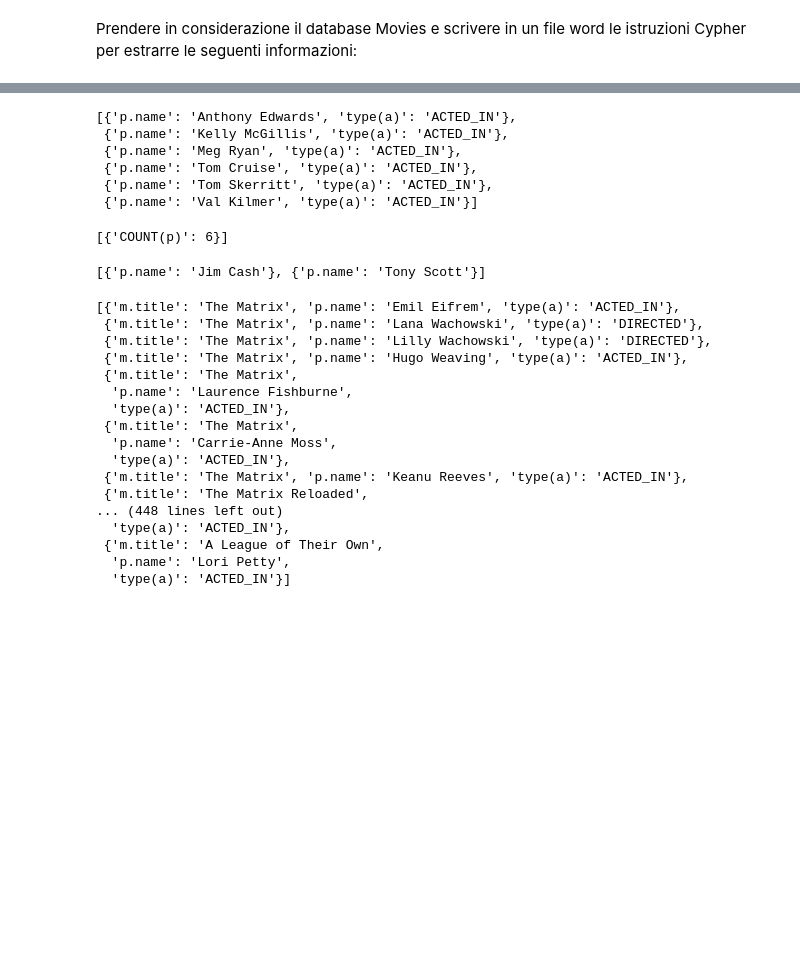
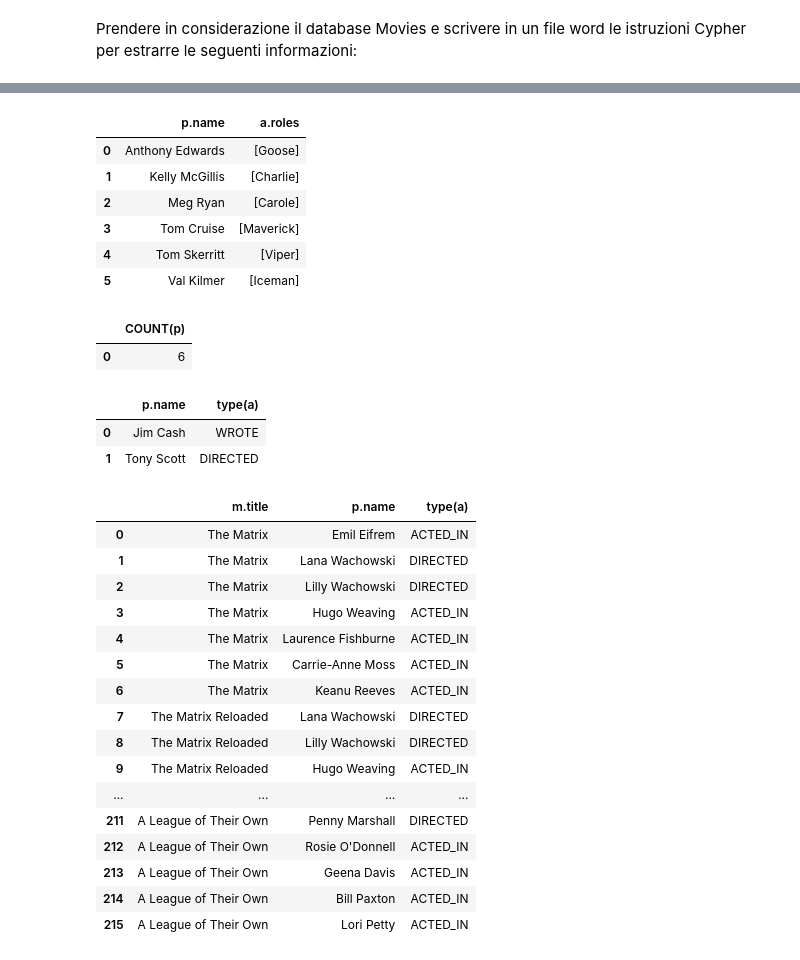
Before and after one commit to nicopierro/informatica, a Jupyter notebook: Esercizi_Neo4j.ipynb, the cells around one changed output, grey strips where cells are left out. Drawn from its saved outputs; the diff is of its cells as text; code cells hidden in the pictures; blank space fills up the shorter version.

Commit message:
Esercizi Neo4j v2
Istruzioni Cypher per estrarre informazioni dal database Movies

```diff
--- a/Esercizi_Neo4j.ipynb
+++ b/Esercizi_Neo4j.ipynb
@@ -15,4 +15,5 @@ Installing collected packages: neo4j-driver
 Successfully installed neo4j-driver-4.4.0
 # %%
 from neo4j import GraphDatabase, basic_auth
-from pandas import DataFrame
+import pandas as pd
+pd.options.display.max_rows = 999
@@ -21,3 +20,5 @@ driver = GraphDatabase.driver("neo4j+s://bf4aea1f.databases.neo4j.io", auth=basi
+# %%
+driver = GraphDatabase.driver("bolt://52.87.238.189:7687", auth=basic_auth("neo4j", "pleasure-thunder-casualties"))
 # %% [markdown]
 Prendere in considerazione il database Movies e scrivere in un file word le istruzioni Cypher per estrarre le seguenti informazioni:
 # %%
@@ -291,20 +274,22 @@ result
 # 11. i nomi degli attori del film "Top Gun" ordinati in ordine alfabetico e il ruolo che hanno recitato nel film
 cypher_query = '''
 MATCH (m:Movie {title: 'Top Gun'})<-[a:ACTED_IN]-(p:Person)
-RETURN p.name, type(a)
+RETURN p.name, a.roles
 ORDER BY p.name
 '''
 
 with driver.session() as graphDB_Session:
     result = graphDB_Session.run(cypher_query).data()
-result
+df = pd.DataFrame(result)
+df
 # %% [output]
-[{'p.name': 'Anthony Edwards', 'type(a)': 'ACTED_IN'},
- {'p.name': 'Kelly McGillis', 'type(a)': 'ACTED_IN'},
- {'p.name': 'Meg Ryan', 'type(a)': 'ACTED_IN'},
- {'p.name': 'Tom Cruise', 'type(a)': 'ACTED_IN'},
- {'p.name': 'Tom Skerritt', 'type(a)': 'ACTED_IN'},
- {'p.name': 'Val Kilmer', 'type(a)': 'ACTED_IN'}]
+|  | p.name | a.roles |
+| 0 | Anthony Edwards | [Goose] |
+| 1 | Kelly McGillis | [Charlie] |
+| 2 | Meg Ryan | [Carole] |
+| 3 | Tom Cruise | [Maverick] |
+| 4 | Tom Skerritt | [Viper] |
+| 5 | Val Kilmer | [Iceman] |
 # %%
 # 12. il numero di attori del film "Top Gun"
 cypher_query = '''
@@ -314,49 +299,55 @@ RETURN COUNT(p)
 
 with driver.session() as graphDB_Session:
     result = graphDB_Session.run(cypher_query).data()
-result
+df = pd.DataFrame(result)
+df
 # %% [output]
-[{'COUNT(p)': 6}]
+|  | COUNT(p) |
+| 0 | 6 |
 # %%
 # 13. il regista e l'autore di "Top Gun"
 cypher_query = '''
-MATCH (m:Movie {title: 'Top Gun'})<-[:WROTE|:DIRECTED]-(p:Person)
-RETURN p.name
+MATCH (m:Movie {title: 'Top Gun'})<-[a:WROTE|DIRECTED]-(p:Person)
+RETURN p.name, type(a)
 '''
 
 with driver.session() as graphDB_Session:
     result = graphDB_Session.run(cypher_query).data()
-result
+df = pd.DataFrame(result)
+df
 # %% [output]
-[{'p.name': 'Jim Cash'}, {'p.name': 'Tony Scott'}]
+|  | p.name | type(a) |
+| 0 | Jim Cash | WROTE |
+| 1 | Tony Scott | DIRECTED |
 # %%
 # 14. l'elenco dei titoli dei film con i registi e gli attori che vi hanno preso parte
 cypher_query = '''
 MATCH (m:Movie)<-[a:DIRECTED|ACTED_IN]-(p:Person)
 RETURN m.title, p.name, type(a)
 '''
 
 with driver.session() as graphDB_Session:
     result = graphDB_Session.run(cypher_query).data()
-result
+df = pd.DataFrame(result)
+df
 # %% [output]
-[{'m.title': 'The Matrix', 'p.name': 'Emil Eifrem', 'type(a)': 'ACTED_IN'},
- {'m.title': 'The Matrix', 'p.name': 'Lana Wachowski', 'type(a)': 'DIRECTED'},
- {'m.title': 'The Matrix', 'p.name': 'Lilly Wachowski', 'type(a)': 'DIRECTED'},
- {'m.title': 'The Matrix', 'p.name': 'Hugo Weaving', 'type(a)': 'ACTED_IN'},
- {'m.title': 'The Matrix',
-  'p.name': 'Laurence Fishburne',
-  'type(a)': 'ACTED_IN'},
- {'m.title': 'The Matrix',
-  'p.name': 'Carrie-Anne Moss',
-  'type(a)': 'ACTED_IN'},
- {'m.title': 'The Matrix', 'p.name': 'Keanu Reeves', 'type(a)': 'ACTED_IN'},
- {'m.title': 'The Matrix Reloaded',
-... (448 lines left out)
-  'type(a)': 'ACTED_IN'},
- {'m.title': 'A League of Their Own',
-  'p.name': 'Lori Petty',
-  'type(a)': 'ACTED_IN'}]
+|  | m.title | p.name | type(a) |
+| 0 | The Matrix | Emil Eifrem | ACTED_IN |
+| 1 | The Matrix | Lana Wachowski | DIRECTED |
+| 2 | The Matrix | Lilly Wachowski | DIRECTED |
+| 3 | The Matrix | Hugo Weaving | ACTED_IN |
+| 4 | The Matrix | Laurence Fishburne | ACTED_IN |
+| 5 | The Matrix | Carrie-Anne Moss | ACTED_IN |
+| 6 | The Matrix | Keanu Reeves | ACTED_IN |
+| 7 | The Matrix Reloaded | Lana Wachowski | DIRECTED |
+| 8 | The Matrix Reloaded | Lilly Wachowski | DIRECTED |
+| 9 | The Matrix Reloaded | Hugo Weaving | ACTED_IN |
+| ... | ... | ... | ... |
+| 211 | A League of Their Own | Penny Marshall | DIRECTED |
+| 212 | A League of Their Own | Rosie O'Donnell | ACTED_IN |
+| 213 | A League of Their Own | Geena Davis | ACTED_IN |
+| 214 | A League of Their Own | Bill Paxton | ACTED_IN |
+| 215 | A League of Their Own | Lori Petty | ACTED_IN |
 # %%
 # 15. i film in cui ha recitato Tom Cruise e i rispettivi registi
 cypher_query = '''
```
Also changed, not shown: parts of 14 cells of this notebook.
